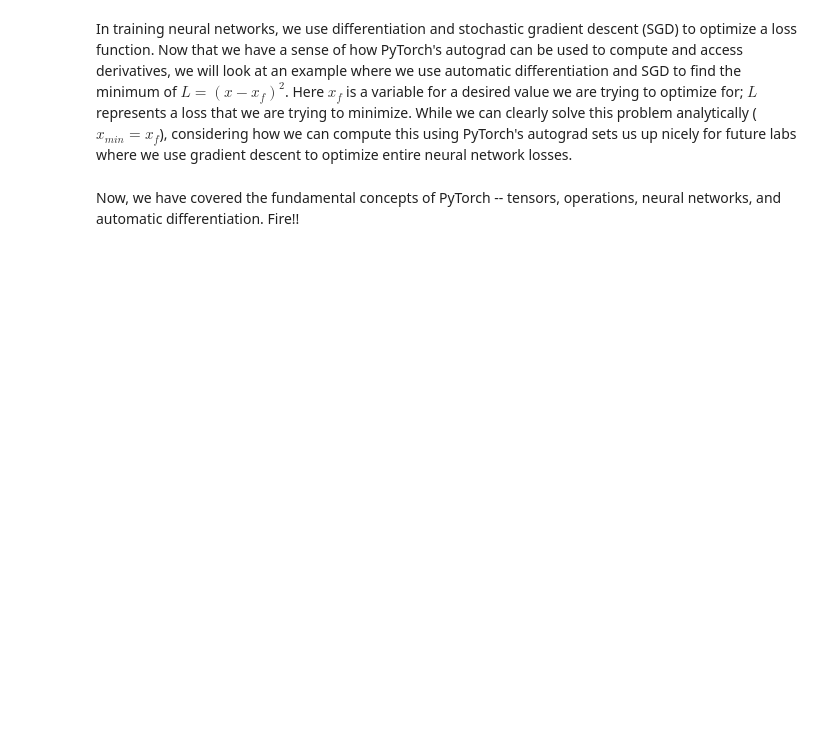
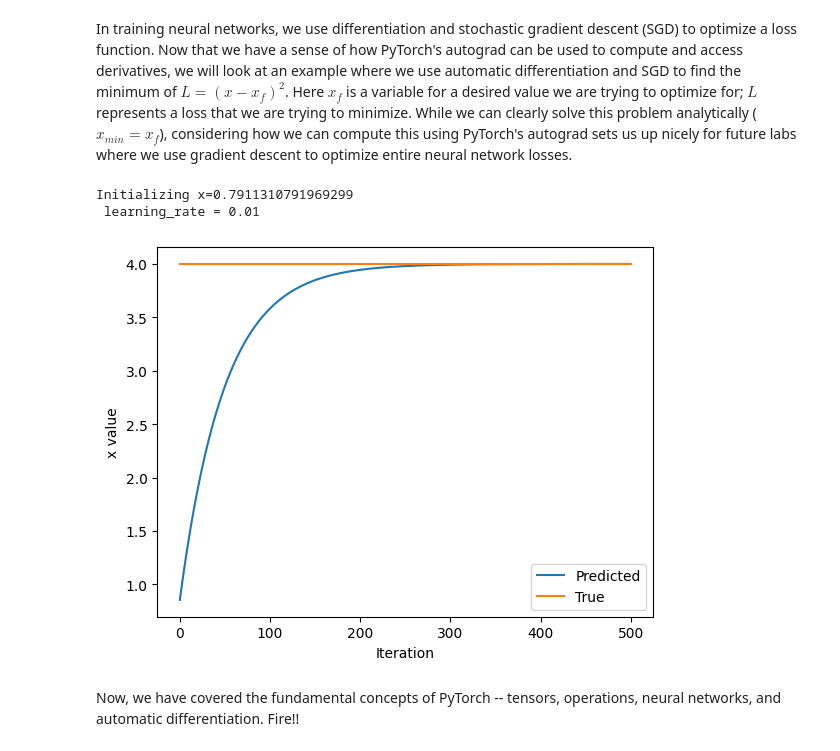
Before and after one commit to GhhG123/DeepLearning_s2, a Jupyter notebook: lab1/PT_Part1_Intro.ipynb, the cells around one changed output. Saved outputs shown, nothing was run; the diff lists cells and outputs as text; code cells hidden in the pictures; blank space fills up the shorter version.

```diff
--- a/lab1/PT_Part1_Intro.ipynb
+++ b/lab1/PT_Part1_Intro.ipynb
@@ -306,34 +358,42 @@ In training neural networks, we use differentiation and stochastic gradient desc
 # Initialize a random value for our intial x
 x = torch.randn(1)
 print(f"Initializing x={x.item()}")
 
 learning_rate = 1e-2  # Learning rate
+print(f" learning_rate = {learning_rate}")
 history = []
 x_f = 4  # Target value
 
 
 # We will run gradient descent for a number of iterations. At each iteration, we compute the loss,
 #   compute the derivative of the loss with respect to x, and perform the update.
 for i in range(500):
     x = torch.tensor([x], requires_grad=True)
 
     # TODO: Compute the loss as the square of the difference between x and x_f
-    loss = # TODO
+    loss = (x - x_f) ** 2
 
     # Backpropagate through the loss to compute gradients
     loss.backward()
 
     # Update x with gradient descent
     x = x.item() - learning_rate * x.grad
 
     history.append(x.item())
 
 # Plot the evolution of x as we optimize toward x_f!
 plt.plot(history)
-plt.plot([0, 500], [x_f, x_f])
+plt.plot([0, 500], [x_f, x_f]) #橙色的线
+
 plt.legend(('Predicted', 'True'))
+
 plt.xlabel('Iteration')
 plt.ylabel('x value')
+
 plt.show()
+# %% [output]
+Initializing x=0.7911310791969299
+ learning_rate = 0.01
+[figure, added]
 # %% [markdown]
 Now, we have covered the fundamental concepts of PyTorch -- tensors, operations, neural networks, and automatic differentiation. Fire!!
```
Also changed, not shown: parts of 16 cells of this notebook.
